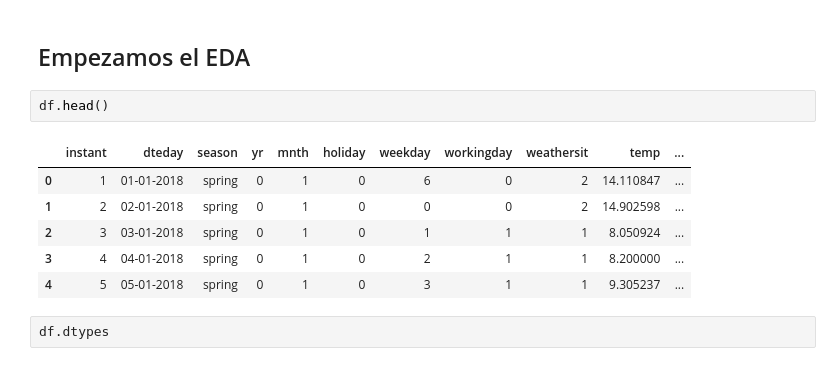
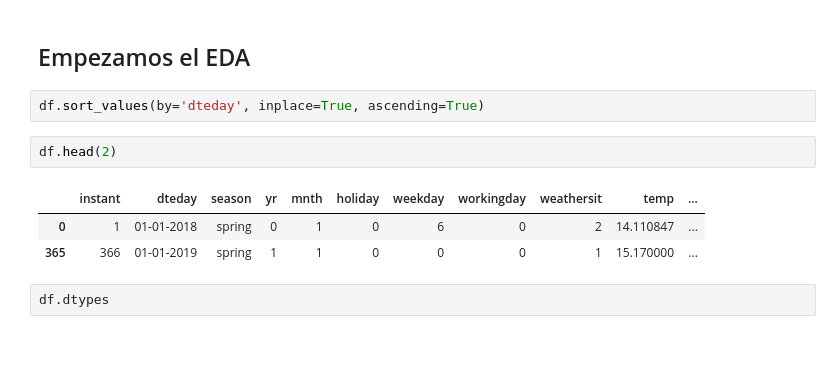
Before and after one commit to Adalab/project-DA-promo-B-modulo-3-team-1, a Jupyter notebook: tratamiento.ipynb, the cells around one changed output. Cells and saved outputs as stored; diff of their text form.

```diff
--- a/tratamiento.ipynb
+++ b/tratamiento.ipynb
@@ -8,15 +8,14 @@ warnings.filterwarnings('ignore')
 df = pd.read_csv("datos/bikes.csv", index_col=0)
 # %% [markdown]
 ## Empezamos el EDA
+# %%
+df.sort_values(by='dteday', inplace=True, ascending=True)
 # %%
-df.head()
+df.head(2)
 # %% [output]
 |  | instant | dteday | season | yr | mnth | holiday | weekday | workingday | weathersit | temp | ... |
 | 0 | 1 | 01-01-2018 | spring | 0 | 1 | 0 | 6 | 0 | 2 | 14.110847 | ... |
-| 1 | 2 | 02-01-2018 | spring | 0 | 1 | 0 | 0 | 0 | 2 | 14.902598 | ... |
-| 2 | 3 | 03-01-2018 | spring | 0 | 1 | 0 | 1 | 1 | 1 | 8.050924 | ... |
-| 3 | 4 | 04-01-2018 | spring | 0 | 1 | 0 | 2 | 1 | 1 | 8.200000 | ... |
-| 4 | 5 | 05-01-2018 | spring | 0 | 1 | 0 | 3 | 1 | 1 | 9.305237 | ... |
+| 365 | 366 | 01-01-2019 | spring | 1 | 1 | 0 | 0 | 0 | 1 | 15.170000 | ... |
 # %%
 df.dtypes
 # %% [output]
```
Also changed, not shown: parts of 34 cells of this notebook, 1 other file.
